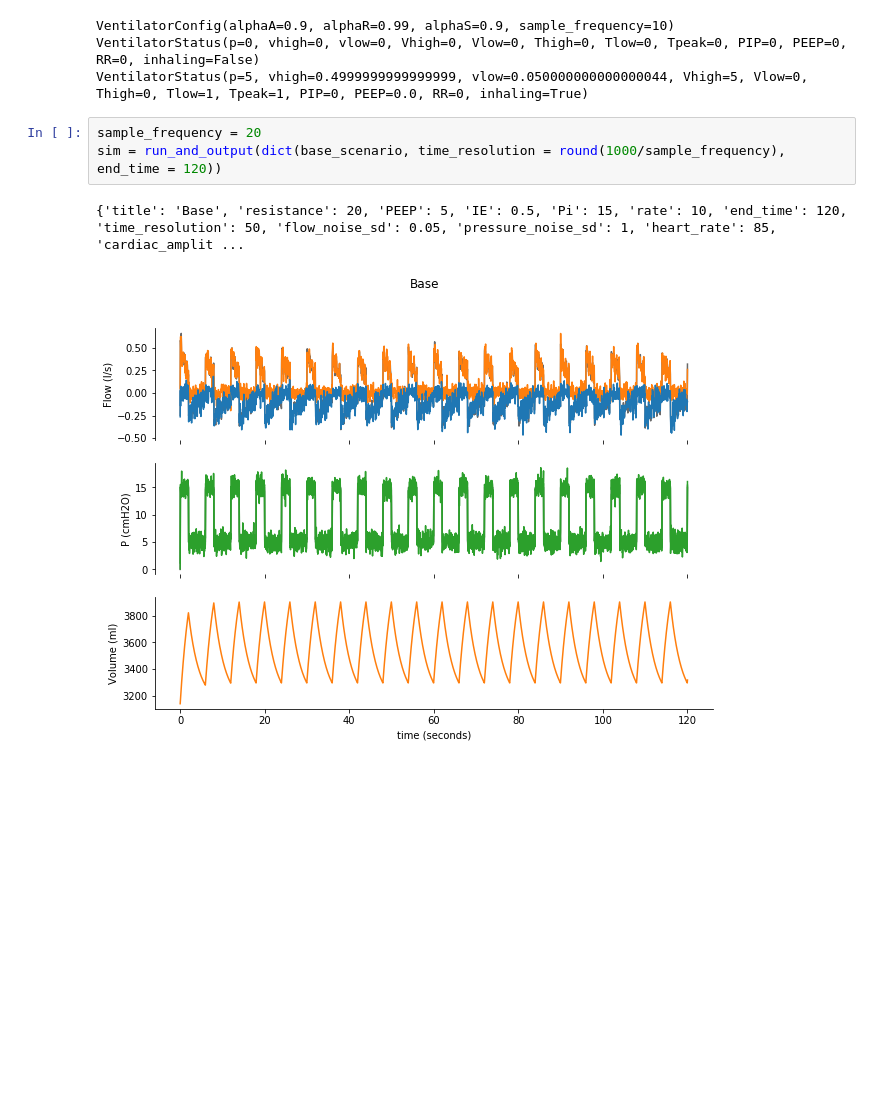
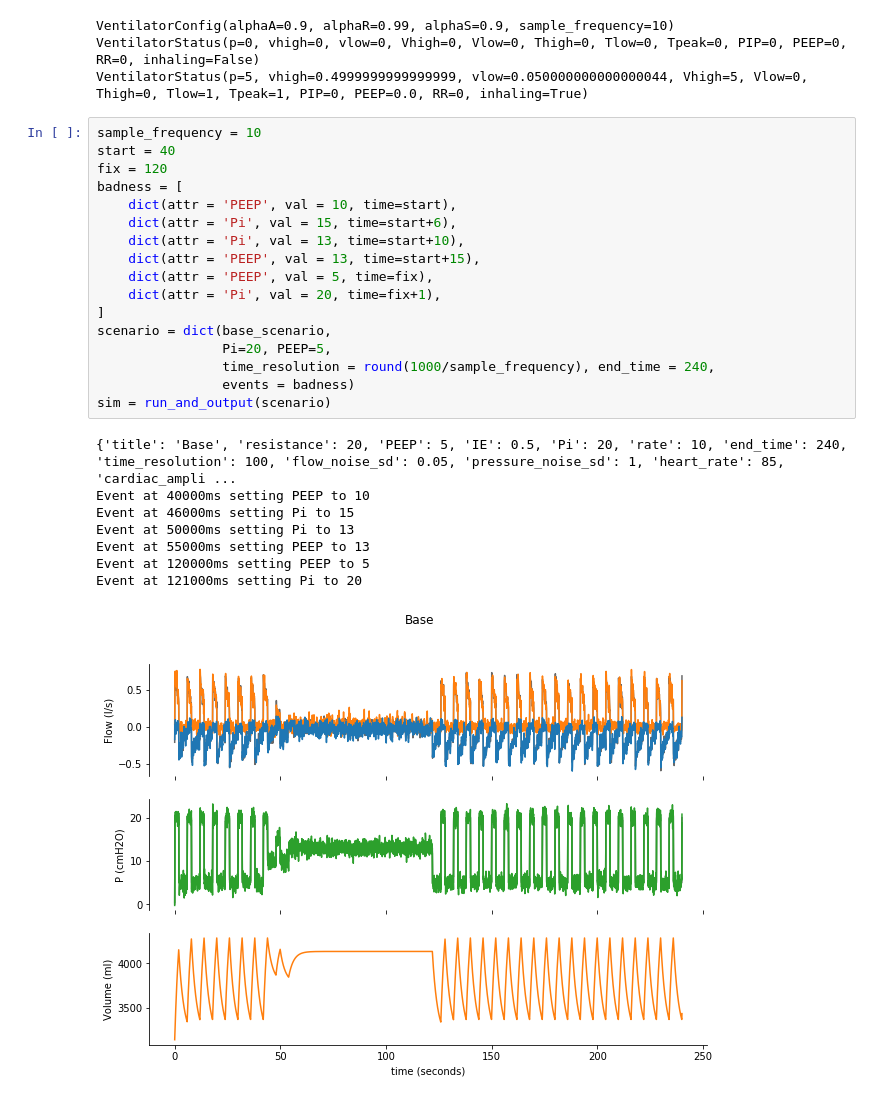
Before and after one commit to ErichBSchulz/lung, a Jupyter notebook: lung.ipynb, the cells around one changed output. Drawn from its saved outputs; the diff is of its cells as text; blank space fills up the shorter version.

```diff
--- a/lung.ipynb
+++ b/lung.ipynb
@@ -257,12 +274,32 @@ print(vs)
 VentilatorConfig(alphaA=0.9, alphaR=0.99, alphaS=0.9, sample_frequency=10)
 VentilatorStatus(p=0, vhigh=0, vlow=0, Vhigh=0, Vlow=0, Thigh=0, Tlow=0, Tpeak=0, PIP=0, PEEP=0, RR=0, inhaling=False)
 VentilatorStatus(p=5, vhigh=0.4999999999999999, vlow=0.050000000000000044, Vhigh=5, Vlow=0, Thigh=0, Tlow=1, Tpeak=1, PIP=0, PEEP=0.0, RR=0, inhaling=True)
-# %%
-sample_frequency = 20
-sim = run_and_output(dict(base_scenario, time_resolution = round(1000/sample_frequency), end_time = 120))
-# %% [output]
-{'title': 'Base', 'resistance': 20, 'PEEP': 5, 'IE': 0.5, 'Pi': 15, 'rate': 10, 'end_time': 120, 'time_resolution': 50, 'flow_noise_sd': 0.05, 'pressure_noise_sd': 1, 'heart_rate': 85, 'cardiac_amplit ...
-[figure, removed]
+# %%
+sample_frequency = 10
+start = 40
+fix = 120
+badness = [
+    dict(attr = 'PEEP', val = 10, time=start),
+    dict(attr = 'Pi', val = 15, time=start+6),
+    dict(attr = 'Pi', val = 13, time=start+10),
+    dict(attr = 'PEEP', val = 13, time=start+15),
+    dict(attr = 'PEEP', val = 5, time=fix),
+    dict(attr = 'Pi', val = 20, time=fix+1),
+]
+scenario = dict(base_scenario,
+                Pi=20, PEEP=5,
+                time_resolution = round(1000/sample_frequency), end_time = 240,
+                events = badness)
+sim = run_and_output(scenario)
+# %% [output]
+{'title': 'Base', 'resistance': 20, 'PEEP': 5, 'IE': 0.5, 'Pi': 20, 'rate': 10, 'end_time': 240, 'time_resolution': 100, 'flow_noise_sd': 0.05, 'pressure_noise_sd': 1, 'heart_rate': 85, 'cardiac_ampli ...
+Event at 40000ms setting PEEP to 10
+Event at 46000ms setting Pi to 15
+Event at 50000ms setting Pi to 13
+Event at 55000ms setting PEEP to 13
+Event at 120000ms setting PEEP to 5
+Event at 121000ms setting Pi to 20
+[figure, added]
 # %%
 config = VentOSSP.VentilatorConfig()
 config.sample_frequency = sample_frequency
```
Also changed, not shown: parts of 9 cells of this notebook.
